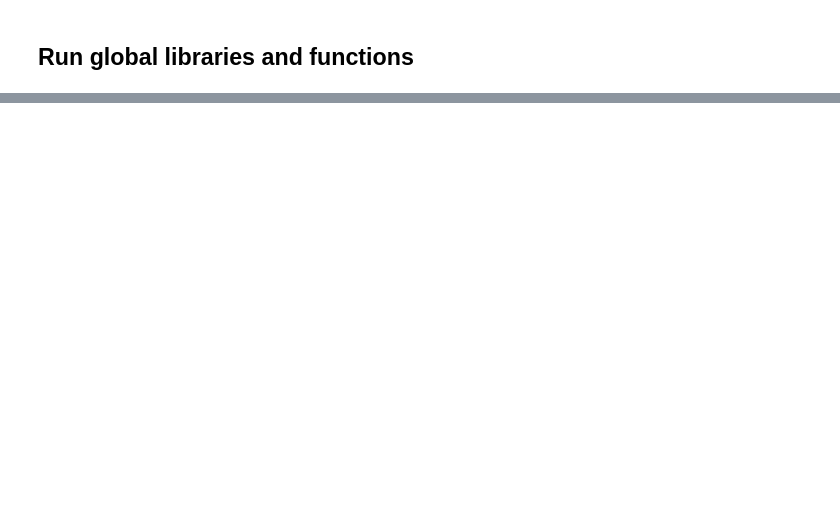
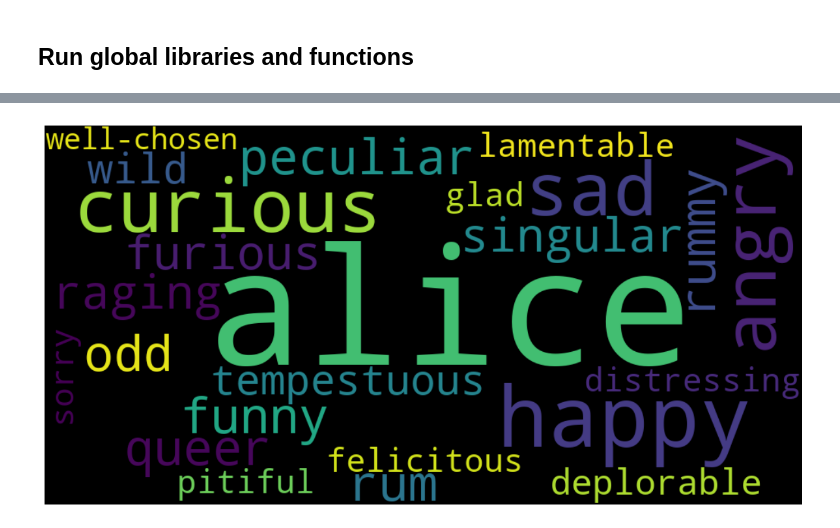
Before and after one commit to gschintu/MSCS-DIGITAL-ARCHEOLOGY, a Jupyter notebook: Group11/group_11_text_analysis_final.ipynb, the cells around one changed output, grey strips where cells are left out. Drawn from its saved outputs; the diff is of its cells as text; code cells hidden in the pictures; blank space fills up the shorter version.

```diff
--- a/Group11/group_11_text_analysis_final.ipynb
+++ b/Group11/group_11_text_analysis_final.ipynb
@@ -291,0 +293,81 @@ def make_correlation_matrix(words, frequencies):
+# %%
+person_adjectives = ["kind", "curious", "happy", "sad", "angry", "joyful", "creative", "adventurous", "ambitious", "brave", "calm", "charming", "cheerful", "confident", "courageous", "friendly", "generous", "gentle", "honest", "humorous", "intelligent", "kind", "loving", "loyal", "modest", "optimistic", "polite", "sincere", "sympathetic", "warm", "witty"]
+
+
+def get_synonyms(word):
+    synonyms = []
+    for synset in wordnet.synsets(word, pos=wordnet.ADJ):
+        for lemma in synset.lemmas():
+            synonyms.append(lemma.name())
+    return synonyms
+
+def group_adjectives(text):
+    words = nltk.word_tokenize(text)
+    pos_tags = nltk.pos_tag(words)
+    adjectives = [word for word, pos in pos_tags if pos == 'JJ' and word in person_adjectives]
+    if len(adjectives) == 0:
+        adjectives = [word for word, pos in pos_tags if pos == 'JJ']
+    grouped_adjectives = defaultdict(int)
+    for adj in adjectives:
+        lemma = nltk.WordNetLemmatizer().lemmatize(adj, pos='a')
+        synonyms = get_synonyms(lemma)
+        for synonym in synonyms:
+            grouped_adjectives[synonym] += 1
+    return grouped_adjectives
+
+text = books[book].lower()
+
+tokens = nltk.word_tokenize(text)
+
+# Remove stop words from the dictionary wf
+tokens = [token for token in tokens if token not in stop_words]
+
+tagged = nltk.pos_tag(tokens)
+
+name_tokens = []
+name_tokens.append("alice")
+name_tokens.append("hatter")
+name_tokens.append("rabbit")
+
+# For each high frequency name, create a graph
+for name in name_tokens:
+
+    # Create a dictionary to hold the frequency of each adjective
+    adjective_freq = {}
+
+    # Find adjectives that are within 25 words before or after the name
+    for i, (word, pos) in enumerate(tagged):
+
+        # Check if the word is the name
+        if word == name:
+
+            # Extract 25 words before and after the name
+            window = tagged[max(0, i - 25) : min(i + 25, len(tagged))]
+
+            # Find adjectives within the window
+            adjectives = [word for word, pos in window if pos.startswith('JJ')]
+            #adjectives = [word for word, pos in window]
+
+            # Add the frequency of each adjective to the dictionary
+            for adj in adjectives:
+                if adj in adjective_freq:
+                    adjective_freq[adj] += 1
+                else:
+                    adjective_freq[adj] = 1
+
+    # Group the adjectives
+    grouped_adjectives = group_adjectives(' '.join(adjective_freq.keys()))
+
+    # Add the character name to the dictionary with a high frequency
+    grouped_adjectives[name] = 100
+
+    # Create a word cloud
+    wordcloud = WordCloud(width = 1000, height = 500).generate_from_frequencies(grouped_adjectives)
+
+    # Display the word cloud
+    plt.figure(figsize=(15,8))
+    plt.imshow(wordcloud, interpolation='bilinear')
+    plt.axis('off')
+    plt.show()
+# %% [output]
+[figure, added]
```
Also changed, not shown: parts of 18 cells of this notebook, 1 other file.
